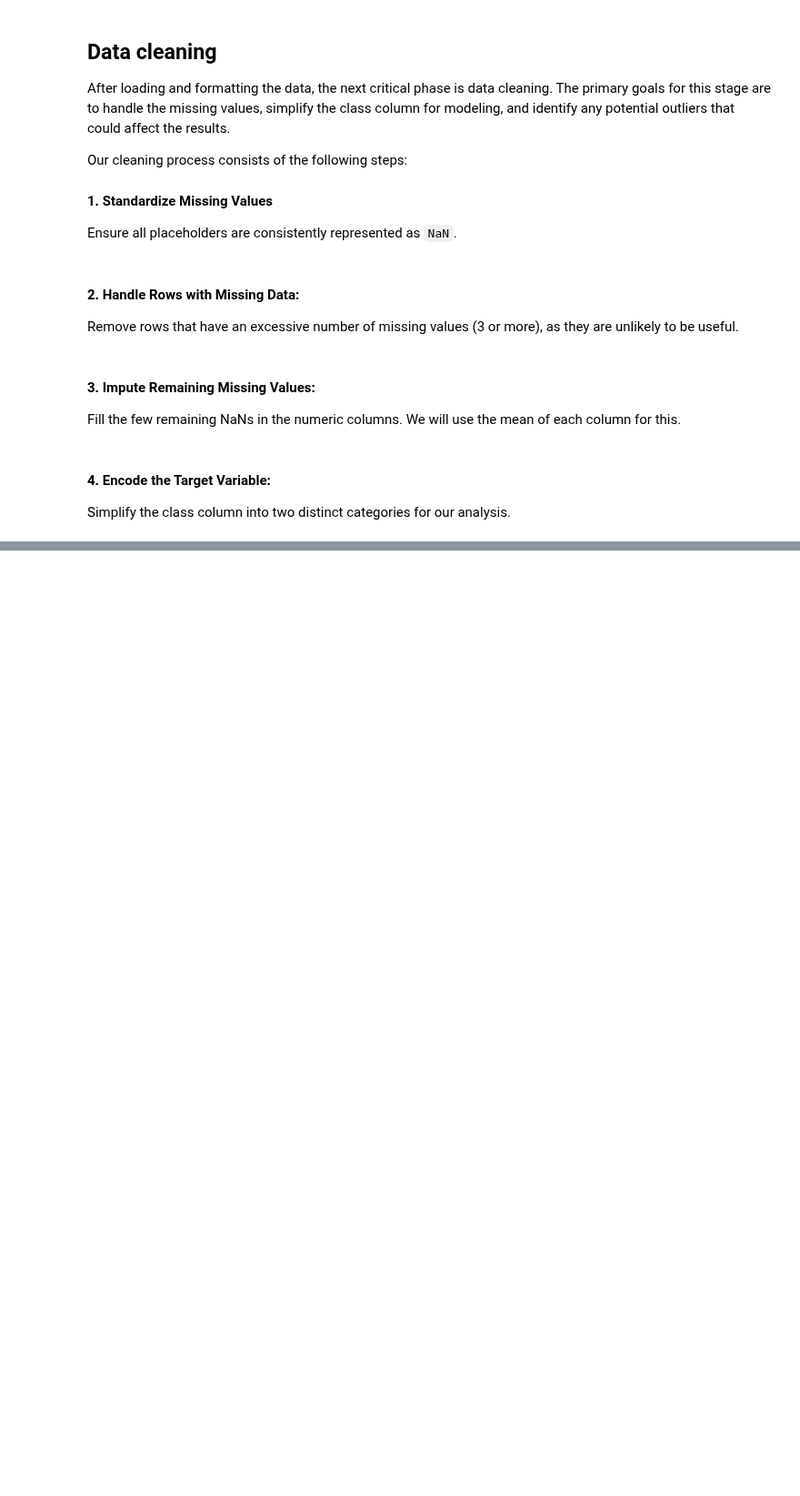
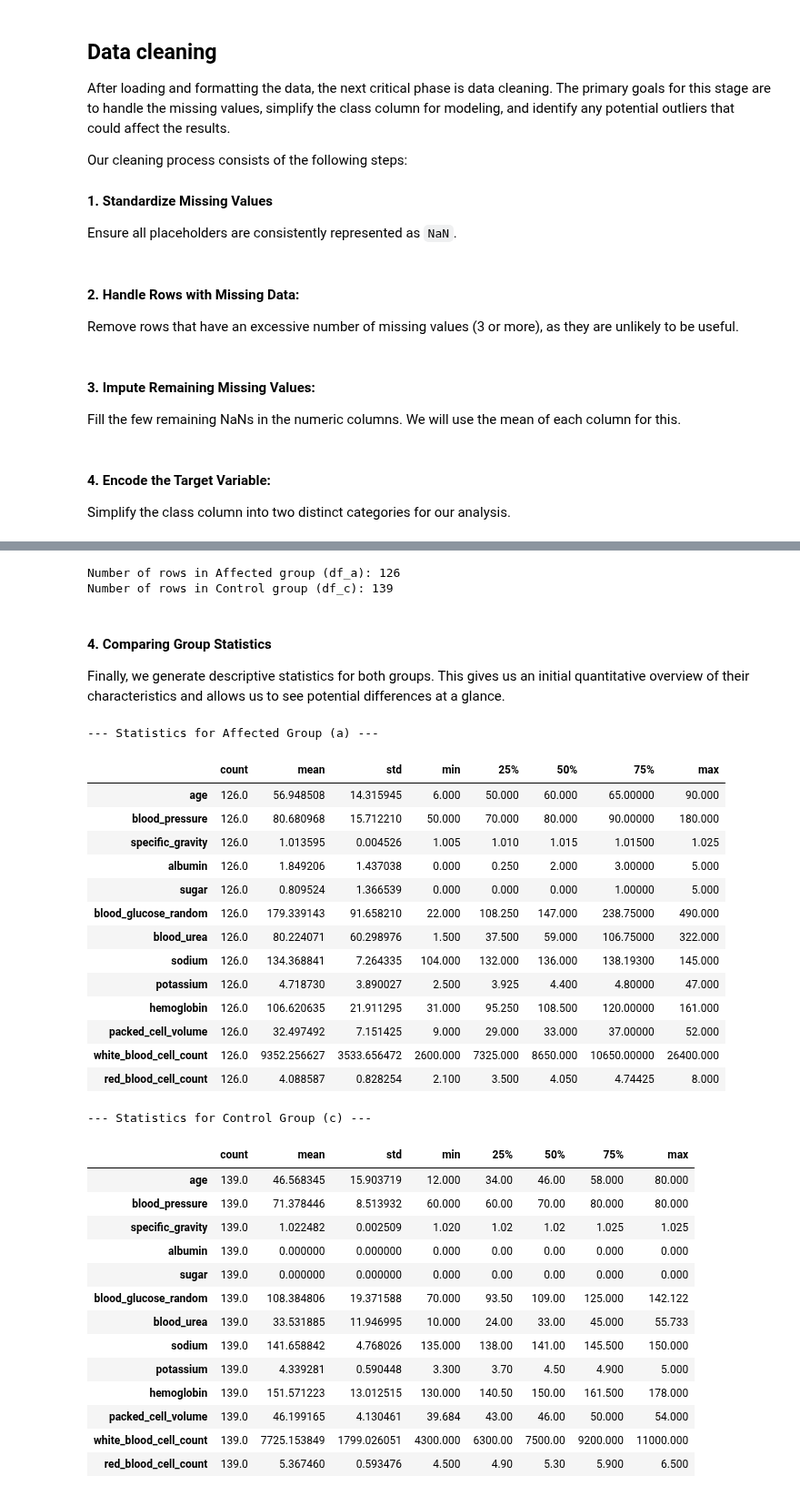
Before and after one commit to Itz-Ezu/DKKO_group6, a Jupyter notebook: preprocessing/data_preprocessing.ipynb, the cells around one changed output, grey strips where cells are left out. Shown at 91% size. Drawn from its saved outputs; the diff is of its cells as text; code cells hidden in the pictures; blank space fills up the shorter version.

Commit message:
almost there

```diff
--- a/preprocessing/data_preprocessing.ipynb
+++ b/preprocessing/data_preprocessing.ipynb
@@ -270,0 +208,55 @@ plot_data(df_a)
+# %%
+# Using .copy() is a good practice to prevent potential warnings from pandas
+df_a = df_renamed[df_renamed['class'] == 'a'].copy()
+df_c = df_renamed[df_renamed['class'] == 'c'].copy()
+
+# Verify the split by printing the number of rows in each new DataFrame
+print(f"\nNumber of rows in Affected group (df_a): {df_a.shape[0]}")
+print(f"Number of rows in Control group (df_c): {df_c.shape[0]}")
+# %% [output]
+Number of rows in Affected group (df_a): 126
+Number of rows in Control group (df_c): 139
+# %% [markdown]
+#### 4. Comparing Group Statistics
+Finally, we generate descriptive statistics for both groups. This gives us an initial quantitative overview of their characteristics and allows us to see potential differences at a glance.
+# %%
+# Generate and display statistics for the 'affected' group
+print("\n--- Statistics for Affected Group (a) ---")
+display(df_a.describe().T)
+
+# Generate and display statistics for the 'control' group
+print("\n--- Statistics for Control Group (c) ---")
+display(df_c.describe().T)
+
+# Using .T (transpose) to make the table easier to read if there are many columns
+# %% [output]
+--- Statistics for Affected Group (a) ---
+|  | count | mean | std | min | 25% | 50% | 75% | max |
+| age | 126.0 | 56.948508 | 14.315945 | 6.000 | 50.000 | 60.000 | 65.00000 | 90.000 |
+| blood_pressure | 126.0 | 80.680968 | 15.712210 | 50.000 | 70.000 | 80.000 | 90.00000 | 180.000 |
+| specific_gravity | 126.0 | 1.013595 | 0.004526 | 1.005 | 1.010 | 1.015 | 1.01500 | 1.025 |
+| albumin | 126.0 | 1.849206 | 1.437038 | 0.000 | 0.250 | 2.000 | 3.00000 | 5.000 |
+| sugar | 126.0 | 0.809524 | 1.366539 | 0.000 | 0.000 | 0.000 | 1.00000 | 5.000 |
+| blood_glucose_random | 126.0 | 179.339143 | 91.658210 | 22.000 | 108.250 | 147.000 | 238.75000 | 490.000 |
+| blood_urea | 126.0 | 80.224071 | 60.298976 | 1.500 | 37.500 | 59.000 | 106.75000 | 322.000 |
+| sodium | 126.0 | 134.368841 | 7.264335 | 104.000 | 132.000 | 136.000 | 138.19300 | 145.000 |
+| potassium | 126.0 | 4.718730 | 3.890027 | 2.500 | 3.925 | 4.400 | 4.80000 | 47.000 |
+| hemoglobin | 126.0 | 106.620635 | 21.911295 | 31.000 | 95.250 | 108.500 | 120.00000 | 161.000 |
+| packed_cell_volume | 126.0 | 32.497492 | 7.151425 | 9.000 | 29.000 | 33.000 | 37.00000 | 52.000 |
+| white_blood_cell_count | 126.0 | 9352.256627 | 3533.656472 | 2600.000 | 7325.000 | 8650.000 | 10650.00000 | 26400.000 |
+| red_blood_cell_count | 126.0 | 4.088587 | 0.828254 | 2.100 | 3.500 | 4.050 | 4.74425 | 8.000 |
+--- Statistics for Control Group (c) ---
+|  | count | mean | std | min | 25% | 50% | 75% | max |
+| age | 139.0 | 46.568345 | 15.903719 | 12.000 | 34.00 | 46.00 | 58.000 | 80.000 |
+| blood_pressure | 139.0 | 71.378446 | 8.513932 | 60.000 | 60.00 | 70.00 | 80.000 | 80.000 |
+| specific_gravity | 139.0 | 1.022482 | 0.002509 | 1.020 | 1.02 | 1.02 | 1.025 | 1.025 |
+| albumin | 139.0 | 0.000000 | 0.000000 | 0.000 | 0.00 | 0.00 | 0.000 | 0.000 |
+| sugar | 139.0 | 0.000000 | 0.000000 | 0.000 | 0.00 | 0.00 | 0.000 | 0.000 |
+| blood_glucose_random | 139.0 | 108.384806 | 19.371588 | 70.000 | 93.50 | 109.00 | 125.000 | 142.122 |
+| blood_urea | 139.0 | 33.531885 | 11.946995 | 10.000 | 24.00 | 33.00 | 45.000 | 55.733 |
+| sodium | 139.0 | 141.658842 | 4.768026 | 135.000 | 138.00 | 141.00 | 145.500 | 150.000 |
+| potassium | 139.0 | 4.339281 | 0.590448 | 3.300 | 3.70 | 4.50 | 4.900 | 5.000 |
+| hemoglobin | 139.0 | 151.571223 | 13.012515 | 130.000 | 140.50 | 150.00 | 161.500 | 178.000 |
+| packed_cell_volume | 139.0 | 46.199165 | 4.130461 | 39.684 | 43.00 | 46.00 | 50.000 | 54.000 |
+| white_blood_cell_count | 139.0 | 7725.153849 | 1799.026051 | 4300.000 | 6300.00 | 7500.00 | 9200.000 | 11000.000 |
+| red_blood_cell_count | 139.0 | 5.367460 | 0.593476 | 4.500 | 4.90 | 5.30 | 5.900 | 6.500 |
```
Also changed, not shown: parts of 21 cells of this notebook.
